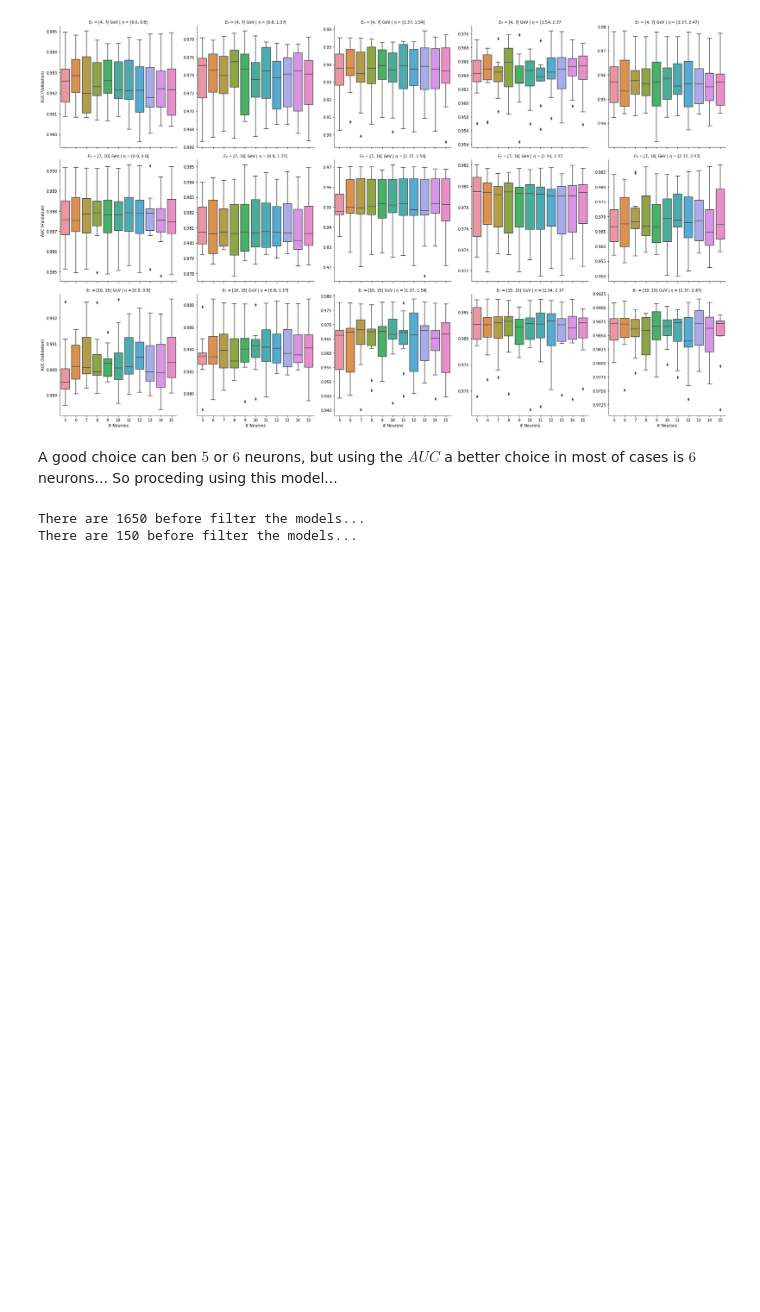
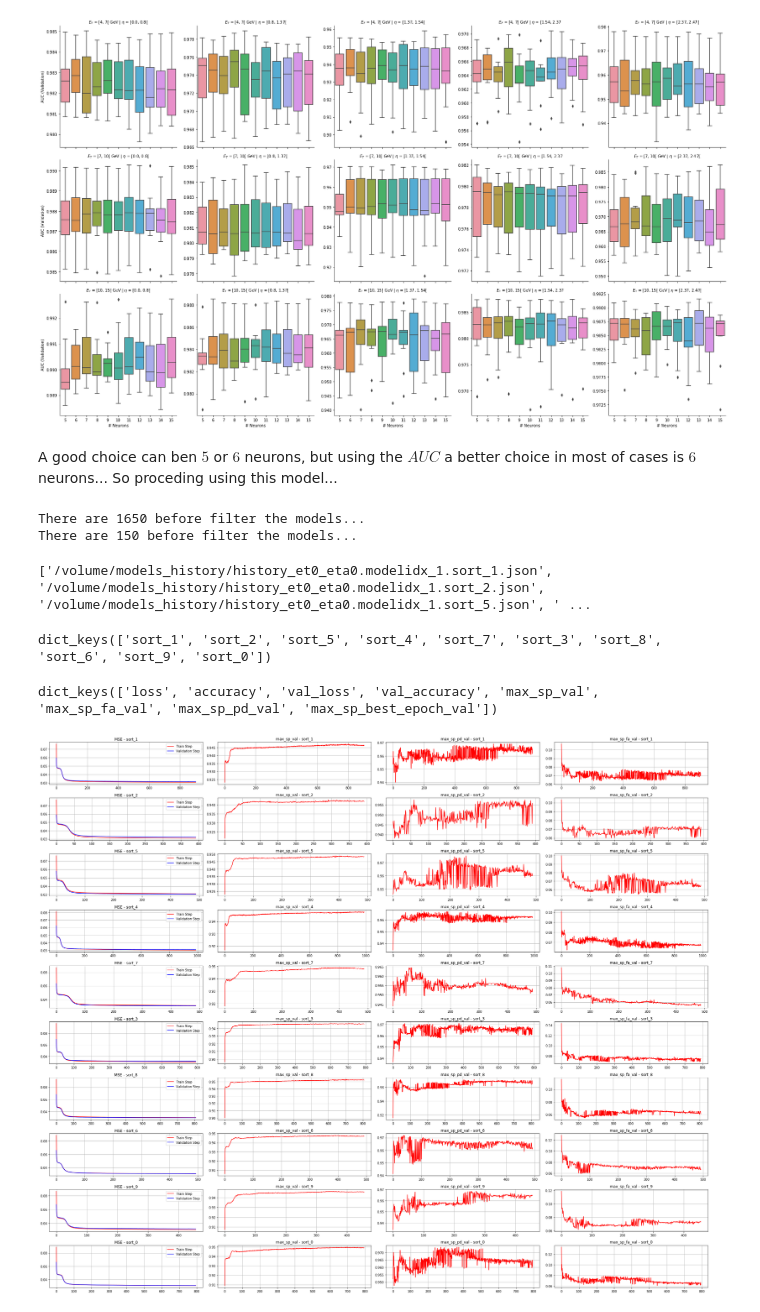
Before and after one commit to ringer-softwares/kolmov, a Jupyter notebook: kolmov/share/analysis_example.ipynb, the cells around one changed output. Cells and saved outputs as stored; diff of their text form; code cells hidden in the pictures; blank space fills up the shorter version.

Commit message:
plot the train evolution.

```diff
--- a/kolmov/share/analysis_example.ipynb
+++ b/kolmov/share/analysis_example.ipynb
@@ -89,0 +97,45 @@ There are 150 before filter the models...
+# %%
+et_bin, eta_bin, model_idx = 0, 0, 1
+
+file_name          = 'history_et%i_eta%i.modelidx_%i.*' %(et_bin, eta_bin, model_idx)
+list_h_files = glob.glob(os.path.join(base_path, 'models_history/%s' %(file_name)))
+print(list_h_files)
+# %% [output]
+['/volume/models_history/history_et0_eta0.modelidx_1.sort_1.json', '/volume/models_history/history_et0_eta0.modelidx_1.sort_2.json', '/volume/models_history/history_et0_eta0.modelidx_1.sort_5.json', ' ...
+# %%
+h_dict = {}
+for h_file in list_h_files:
+    key = h_file.split('.')[-2]
+    with open(h_file) as jfile:
+        h_dict[key] = json.load(jfile)
+# %%
+h_dict.keys()
+# %% [output]
+dict_keys(['sort_1', 'sort_2', 'sort_5', 'sort_4', 'sort_7', 'sort_3', 'sort_8', 'sort_6', 'sort_9', 'sort_0'])
+# %%
+h_dict['sort_1'].keys()
+# %% [output]
+dict_keys(['loss', 'accuracy', 'val_loss', 'val_accuracy', 'max_sp_val', 'max_sp_fa_val', 'max_sp_pd_val', 'max_sp_best_epoch_val'])
+# %%
+# transform this into a function and take the information for each bin
+# create a dictionary to link the keys with a readable form in order to make the plot more beatiful
+train_indicators = [('loss', 'val_loss'), 'max_sp_val', 'max_sp_pd_val', 'max_sp_fa_val']
+fig, ax = plt.subplots( nrows=len(list(h_dict.keys())),
+                        ncols=len(train_indicators),
+                        figsize=(30,25) )
+for idx, isort in enumerate(h_dict.keys()):
+    for jdx, train_ind in enumerate(train_indicators):
+        if isinstance(train_ind, tuple):
+            ax[idx, jdx].set_title('MSE - %s' %(isort))
+            ax[idx, jdx].plot(h_dict[isort][train_ind[0]], c='r', label='Train Step')
+            ax[idx, jdx].plot(h_dict[isort][train_ind[1]], c='b', label='Validation Step')
+            ax[idx, jdx].legend()
+            ax[idx, jdx].grid()
+        else:
+            ax[idx, jdx].set_title('%s - %s' %(train_ind, isort))
+            ax[idx, jdx].plot(h_dict[isort][train_ind], c='r', label='Validation Step')
+            ax[idx, jdx].grid()
+plt.tight_layout()
+plt.savefig(os.path.join(base_path, 'test_monitoring.png'), dpi=300)
+# %% [output]
+[figure, added]
```
Also changed, not shown: parts of 3 cells of this notebook.
